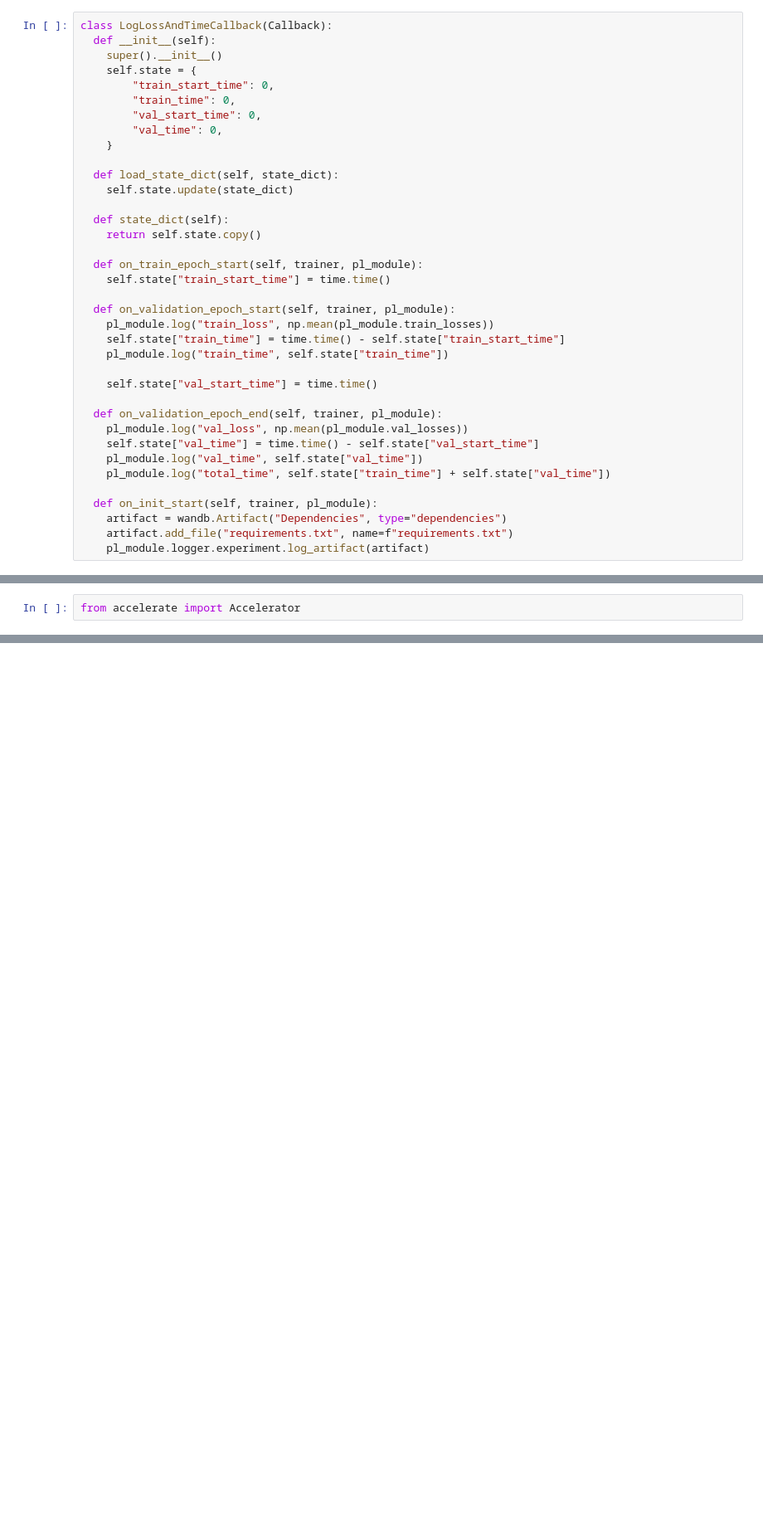
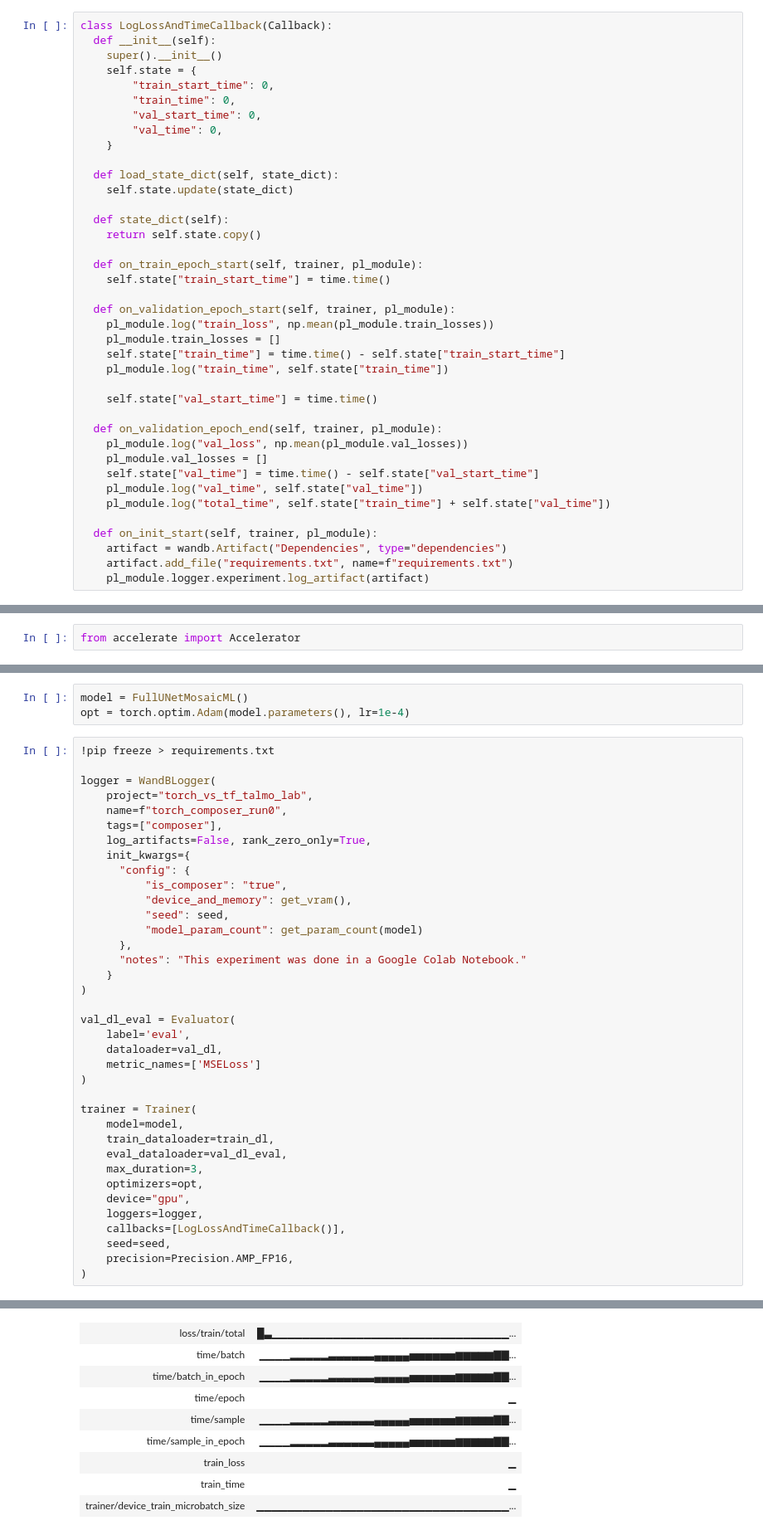
Before and after one commit to alckasoc/sleap_keypoint_tf_torch, a Jupyter notebook: TORCH_EXP_SLEAP_Minimal_custom_training.ipynb, the cells around one changed output, grey strips where cells are left out. Shown: that part at 83% size. Drawn from its saved outputs; the diff is of its cells as text; blank space fills up the shorter version.

```diff
--- a/TORCH_EXP_SLEAP_Minimal_custom_training.ipynb
+++ b/TORCH_EXP_SLEAP_Minimal_custom_training.ipynb
@@ -1048,6 +1167,7 @@ class LogLossAndTimeCallback(Callback):
 
   def on_validation_epoch_start(self, trainer, pl_module):
     pl_module.log("train_loss", np.mean(pl_module.train_losses))
+    pl_module.train_losses = []
     self.state["train_time"] = time.time() - self.state["train_start_time"]
     pl_module.log("train_time", self.state["train_time"])
 
@@ -1055,6 +1175,7 @@ class LogLossAndTimeCallback(Callback):
 
   def on_validation_epoch_end(self, trainer, pl_module):
     pl_module.log("val_loss", np.mean(pl_module.val_losses))
+    pl_module.val_losses = []
     self.state["val_time"] = time.time() - self.state["val_start_time"]
     pl_module.log("val_time", self.state["val_time"])
     pl_module.log("total_time", self.state["train_time"] + self.state["val_time"])
@@ -1454,0 +1731,41 @@ for i in range(5):
+# %%
+model = FullUNetMosaicML()
+opt = torch.optim.Adam(model.parameters(), lr=1e-4)
+# %%
+!pip freeze > requirements.txt
+
+logger = WandBLogger(
+    project="torch_vs_tf_talmo_lab",
+    name=f"torch_composer_run0",
+    tags=["composer"],
+    log_artifacts=False, rank_zero_only=True,
+    init_kwargs={
+      "config": {
+          "is_composer": "true",
+          "device_and_memory": get_vram(),
+          "seed": seed,
+          "model_param_count": get_param_count(model)
+      },
+      "notes": "This experiment was done in a Google Colab Notebook."
+    }
+)
+
+val_dl_eval = Evaluator(
+    label='eval',
+    dataloader=val_dl,
+    metric_names=['MSELoss']
+)
+
+trainer = Trainer(
+    model=model,
+    train_dataloader=train_dl,
+    eval_dataloader=val_dl_eval,
+    max_duration=3,
+    optimizers=opt,
+    device="gpu",
+    loggers=logger,
+    callbacks=[LogLossAndTimeCallback()],
+    seed=seed,
+    precision=Precision.AMP_FP16,
+)
+# %% [output]
@@ -1454,0 +1775,9 @@ for i in range(5):
+| loss/train/total | █▃▁▁▁▁▁▁▁▁▁▁▁▁▁▁▁▁▁▁▁▁▁▁▁▁▁▁▁▁▁▁▁... |
+| time/batch | ▁▁▁▁▂▂▂▂▂▃▃▃▃▃▃▄▄▄▄▄▅▅▅▅▅▅▆▆▆▆▆▇▇... |
+| time/batch_in_epoch | ▁▁▁▁▂▂▂▂▂▃▃▃▃▃▃▄▄▄▄▄▅▅▅▅▅▅▆▆▆▆▆▇▇... |
+| time/epoch | ▁ |
+| time/sample | ▁▁▁▁▂▂▂▂▂▃▃▃▃▃▃▄▄▄▄▄▅▅▅▅▅▅▆▆▆▆▆▇▇... |
+| time/sample_in_epoch | ▁▁▁▁▂▂▂▂▂▃▃▃▃▃▃▄▄▄▄▄▅▅▅▅▅▅▆▆▆▆▆▇▇... |
+| train_loss | ▁ |
+| train_time | ▁ |
+| trainer/device_train_microbatch_size | ▁▁▁▁▁▁▁▁▁▁▁▁▁▁▁▁▁▁▁▁▁▁▁▁▁▁▁▁▁▁▁▁▁... |
```
Also changed, not shown: parts of 25 cells of this notebook, 2 other files.
